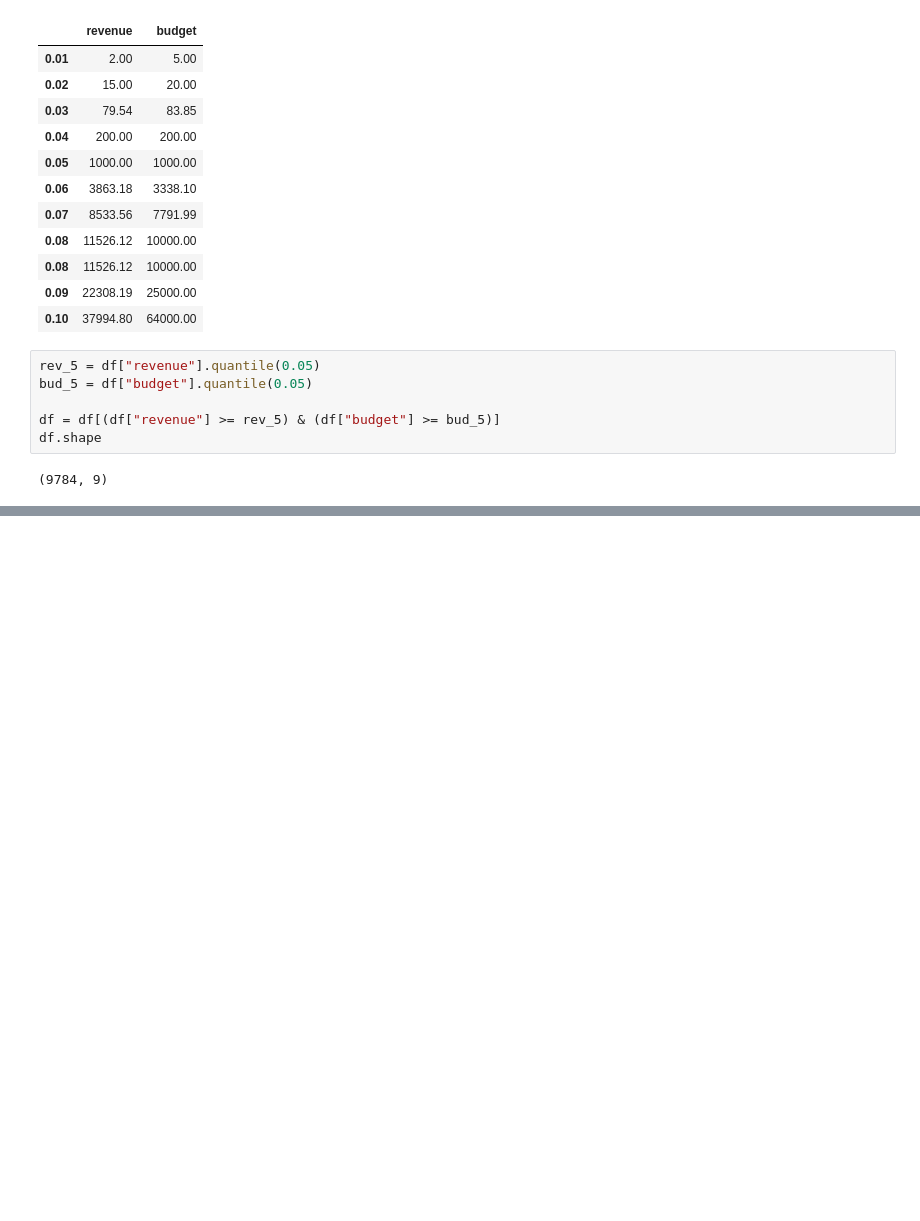
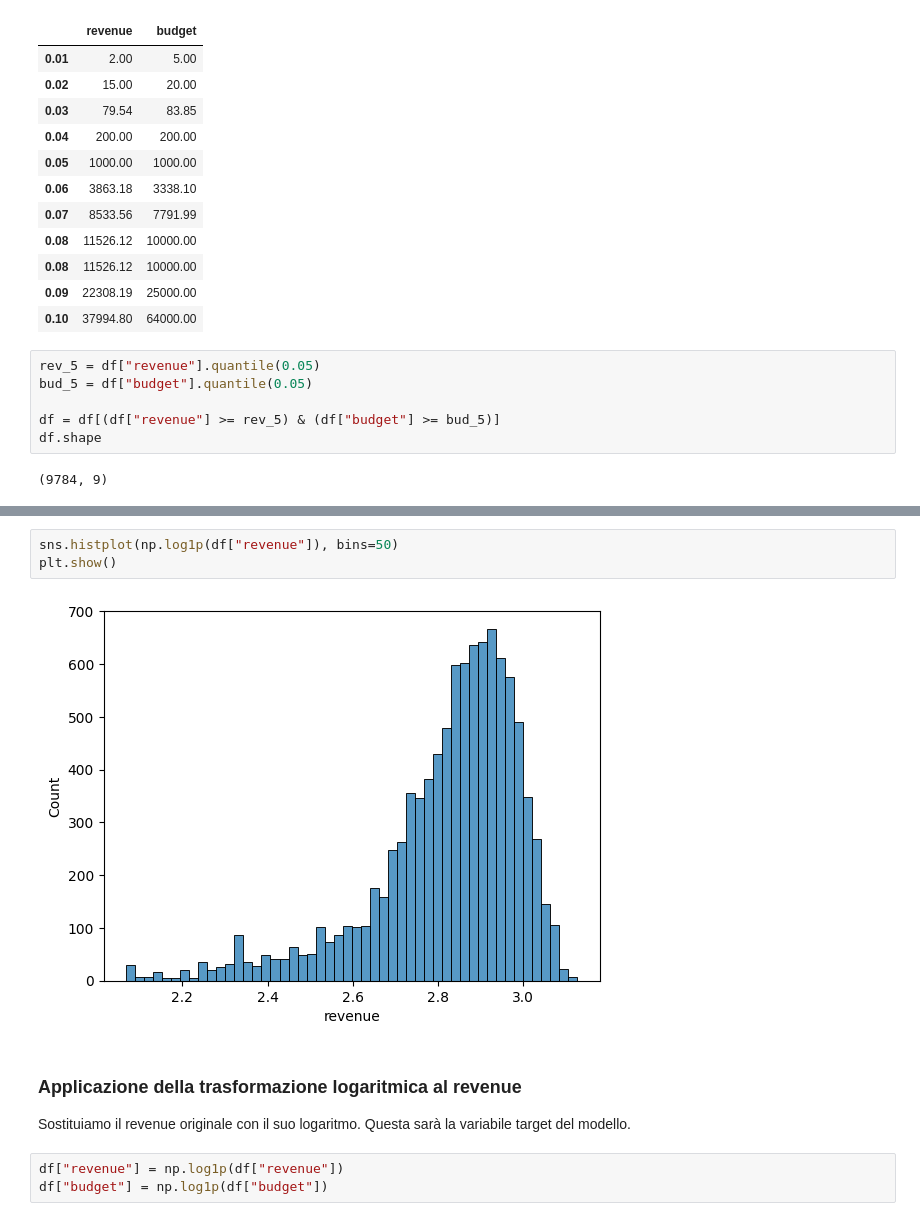
Before and after one commit to StefanoMulas03/Predittore-Incassi-Film, a Jupyter notebook: notebook.ipynb, the cells around one changed output, grey strips where cells are left out. Drawn from its saved outputs; the diff is of its cells as text; blank space fills up the shorter version.

```diff
--- a/notebook.ipynb
+++ b/notebook.ipynb
@@ -282,0 +314,11 @@ Rimossi i film con runtime = 0 e > 240 minuti, vote_average e vote_count = 0, po
+# %%
+sns.histplot(np.log1p(df["revenue"]), bins=50)
+plt.show()
+# %% [output]
+[figure, added]
+# %% [markdown]
+### Applicazione della trasformazione logaritmica al revenue
+Sostituiamo il revenue originale con il suo logaritmo. Questa sarà la variabile target del modello.
+# %%
+df["revenue"] = np.log1p(df["revenue"])
+df["budget"] = np.log1p(df["budget"])
```
Also changed, not shown: parts of 10 cells of this notebook.
